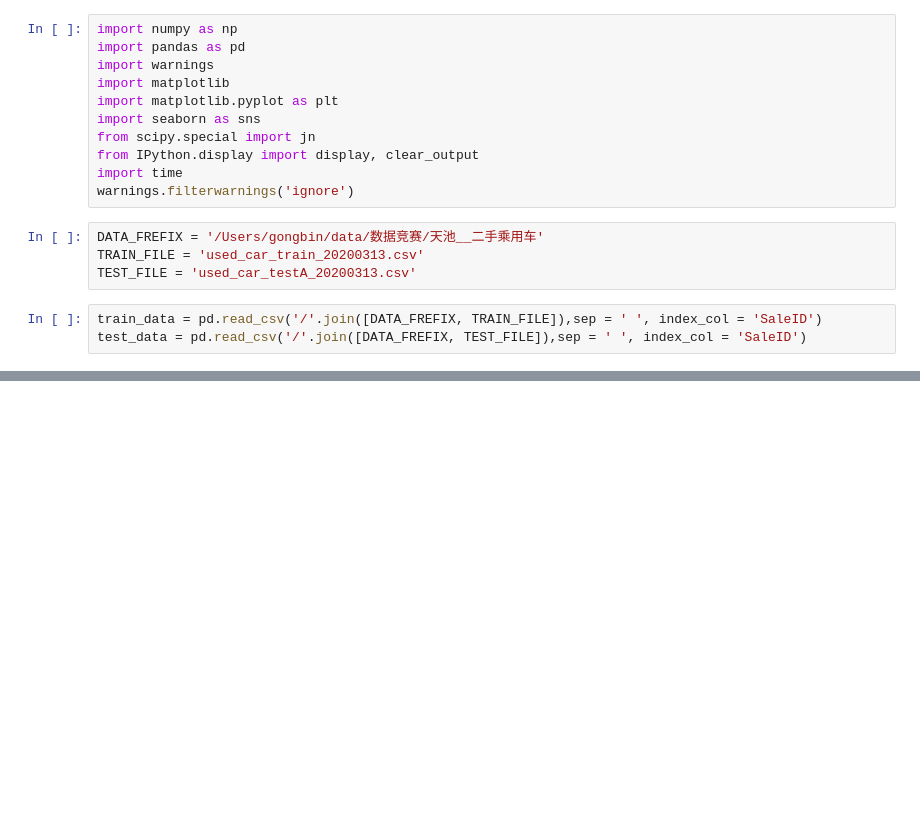
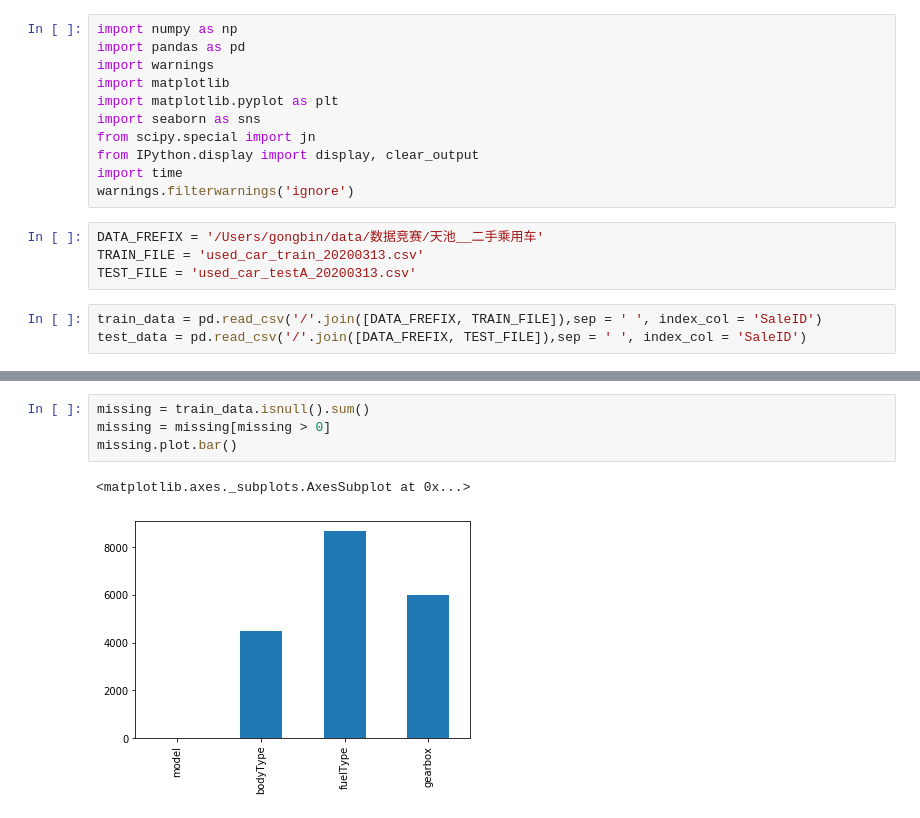
Before and after one commit to gong-bin/DataWahle-SecondHandCar, a Jupyter notebook: 01-EDA.ipynb, the cells around one changed output, grey strips where cells are left out. Drawn from its saved outputs; the diff is of its cells as text; blank space fills up the shorter version.

```diff
--- a/01-EDA.ipynb
+++ b/01-EDA.ipynb
@@ -40,0 +67,7 @@ memory usage: 40.5+ MB
+# %%
+missing = train_data.isnull().sum()
+missing = missing[missing > 0]
+missing.plot.bar()
+# %% [output]
+<matplotlib.axes._subplots.AxesSubplot at 0x...>
+[figure, added]
```
Also changed, not shown: parts of 10 cells of this notebook.
